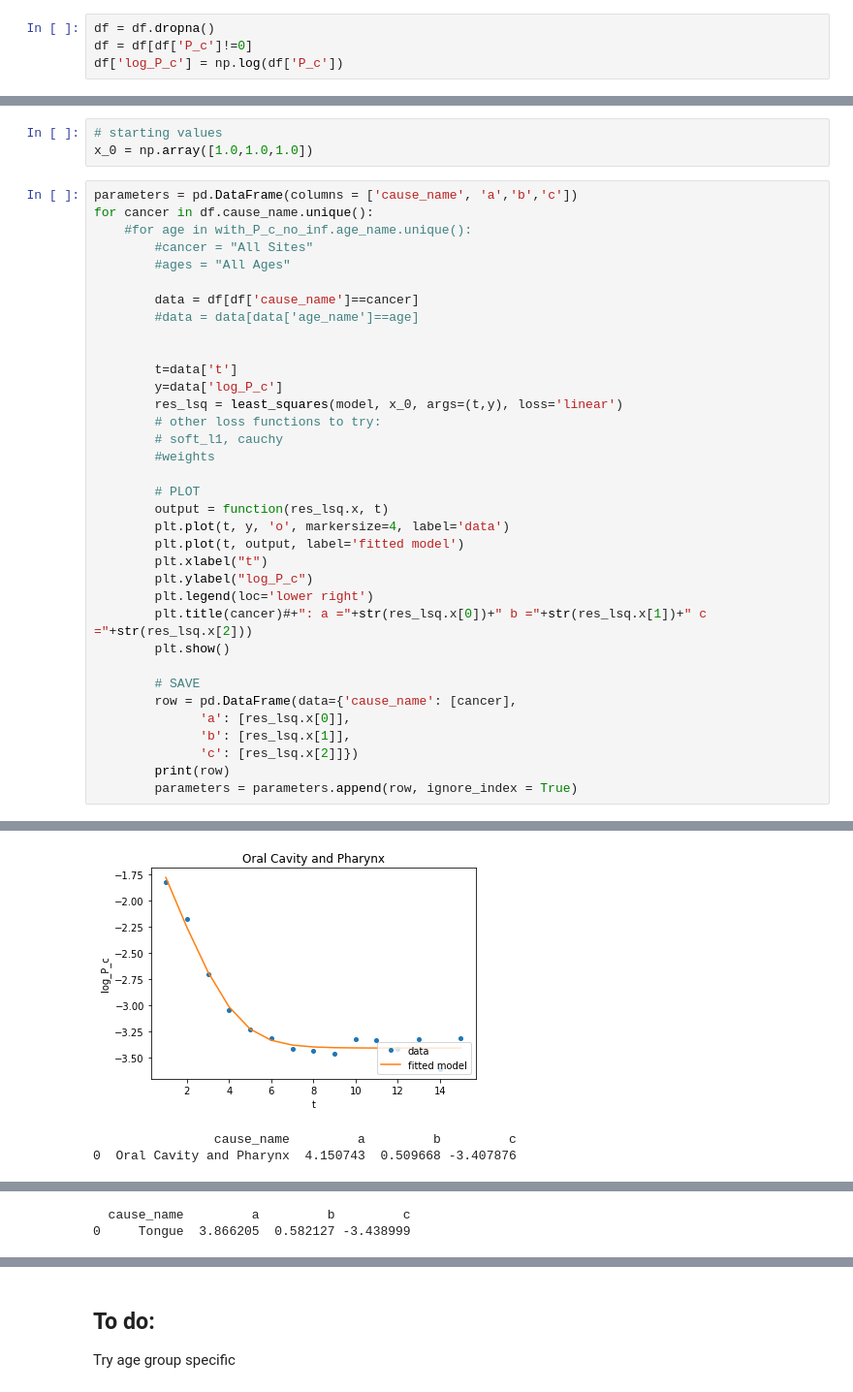
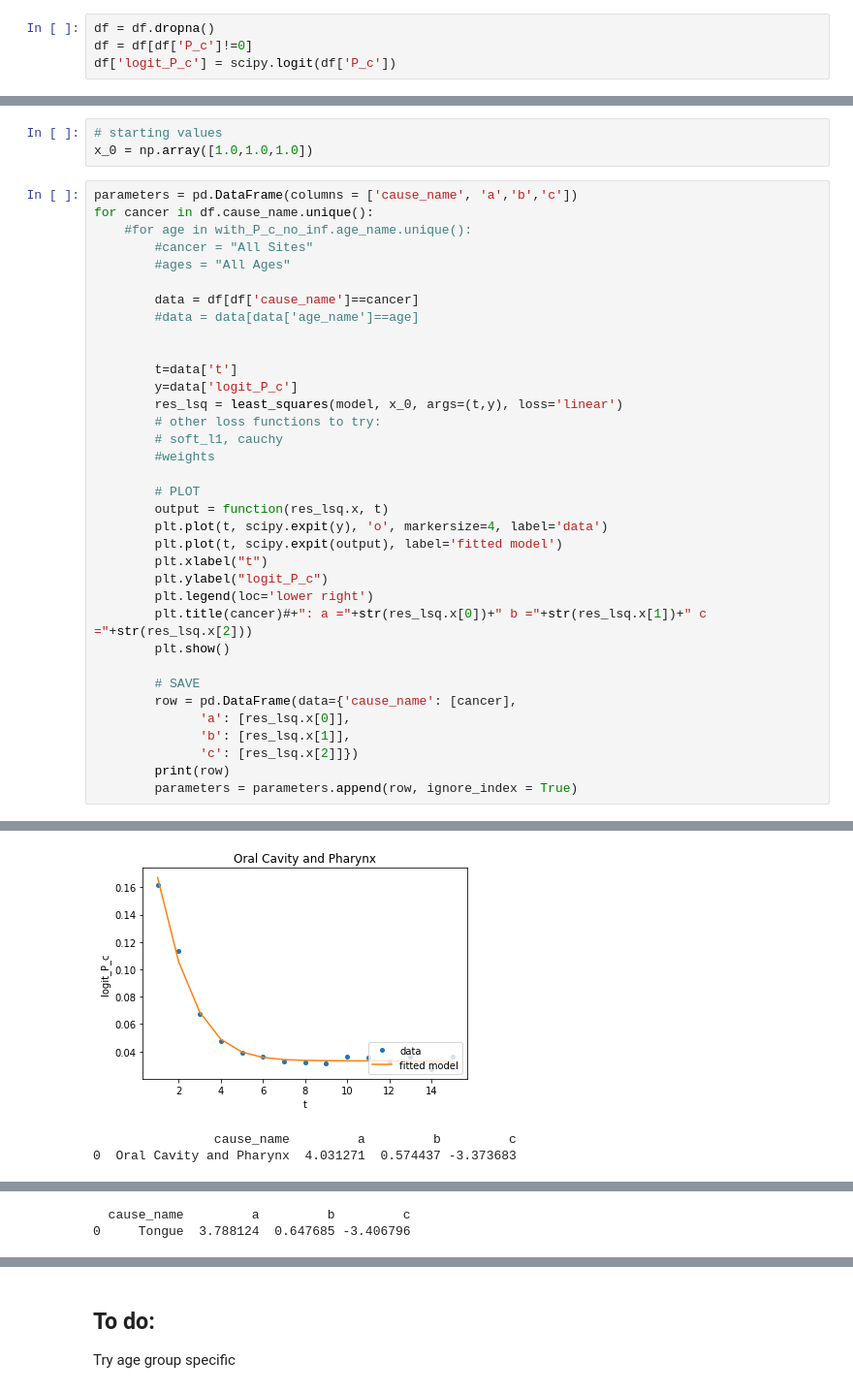
Before and after one commit to ihmeuw-msca/Survival, a Jupyter notebook: src/Optimizing b*log(1+exp(-(x-a)))+c.ipynb, the cells around one changed output, grey strips where cells are left out. Shown at 97% size. Drawn from its saved outputs; the diff is of its cells as text.

```diff
--- a/src/Optimizing b*log(1+exp(-(x-a)))+c.ipynb
+++ b/src/Optimizing b*log(1+exp(-(x-a)))+c.ipynb
@@ -25,7 +26,7 @@ for cancer in df.cause_name.unique():
 # %%
 df = df.dropna()
 df = df[df['P_c']!=0]
-df['log_P_c'] = np.log(df['P_c'])
+df['logit_P_c'] = scipy.logit(df['P_c'])
 # %%
 # define the functional form to fit
 def function(x,t):
@@ -48,7 +49,7 @@ for cancer in df.cause_name.unique():
 
 
         t=data['t']
-        y=data['log_P_c']
+        y=data['logit_P_c']
         res_lsq = least_squares(model, x_0, args=(t,y), loss='linear')
         # other loss functions to try:
         # soft_l1, cauchy
@@ -56,10 +57,10 @@ for cancer in df.cause_name.unique():
 
         # PLOT
         output = function(res_lsq.x, t)
-        plt.plot(t, y, 'o', markersize=4, label='data')
-        plt.plot(t, output, label='fitted model')
+        plt.plot(t, scipy.expit(y), 'o', markersize=4, label='data')
+        plt.plot(t, scipy.expit(output), label='fitted model')
         plt.xlabel("t")
-        plt.ylabel("log_P_c")
+        plt.ylabel("logit_P_c")
         plt.legend(loc='lower right')
         plt.title(cancer)#+": a ="+str(res_lsq.x[0])+" b ="+str(res_lsq.x[1])+" c ="+str(res_lsq.x[2]))
         plt.show()
@@ -78,3 +79,3 @@ for cancer in df.cause_name.unique():
-[figure, old version]
+[figure, new version]
                 cause_name         a         b         c
-0  Oral Cavity and Pharynx  4.150743  0.509668 -3.407876
+0  Oral Cavity and Pharynx  4.031271  0.574437 -3.373683
@@ -85,2 +86,2 @@ for cancer in df.cause_name.unique():
   cause_name         a         b         c
-0     Tongue  3.866205  0.582127 -3.438999
+0     Tongue  3.788124  0.647685 -3.406796
```
Also changed, not shown: parts of 4 cells of this notebook, 8 other files.
